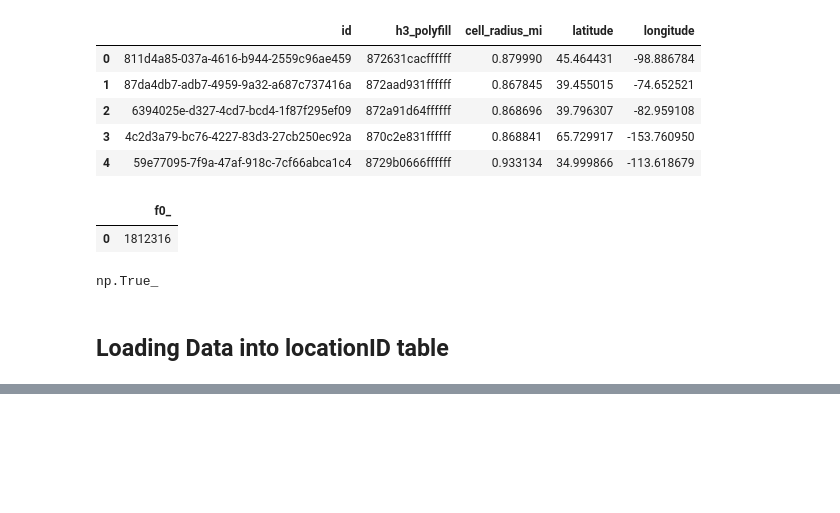
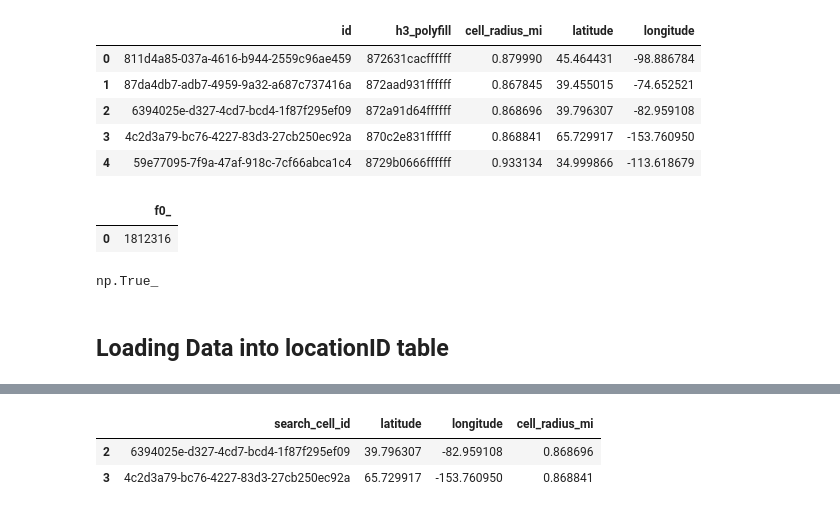
Before and after one commit to emigre459/evlens, a Jupyter notebook: notebooks/exploratory/0.3-DWRM-GCloud.ipynb, the cells around one changed output, grey strips where cells are left out. Drawn from its saved outputs; the diff is of its cells as text; code cells hidden in the pictures; blank space fills up the shorter version.

```diff
--- a/notebooks/exploratory/0.3-DWRM-GCloud.ipynb
+++ b/notebooks/exploratory/0.3-DWRM-GCloud.ipynb
@@ -639,3 +667,7 @@ bq.query_to_dataframe(query)
 # %%
-0 % 100
+# Get batches of arbitrary start and end for a dataset
+from evlens.concurrency import get_batches_by_worker
+
+test = get_batches_by_worker(df_hex, 7)
+test
 # %% [output]
@@ -642,0 +691,6 @@ bq.query_to_dataframe(query)
+# %%
+test[1]
+# %% [output]
+|  | search_cell_id | latitude | longitude | cell_radius_mi |
+| 2 | 6394025e-d327-4cd7-bcd4-1f87f295ef09 | 39.796307 | -82.959108 | 0.868696 |
+| 3 | 4c2d3a79-bc76-4227-83d3-27cb250ec92a | 65.729917 | -153.760950 | 0.868841 |
```
Also changed, not shown: parts of 6 cells of this notebook, 3 other files.
